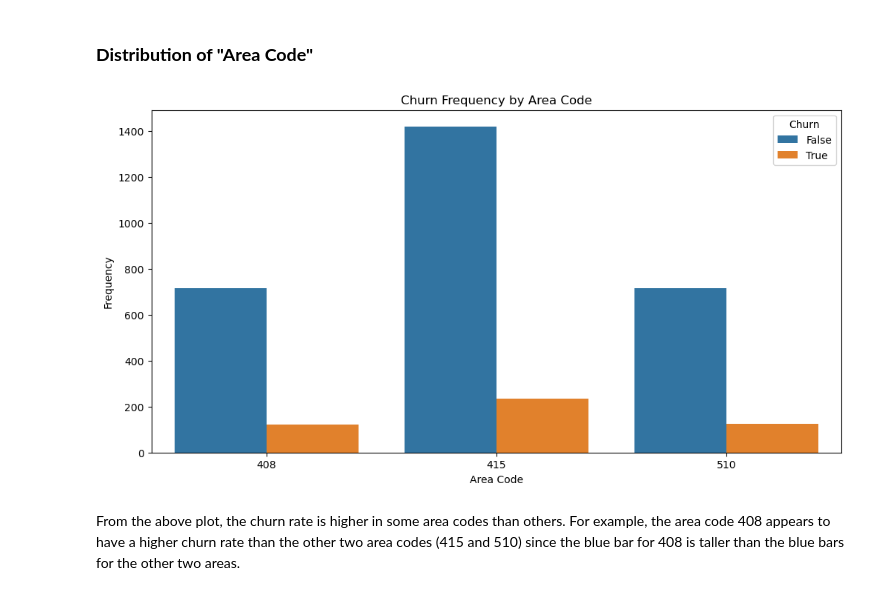
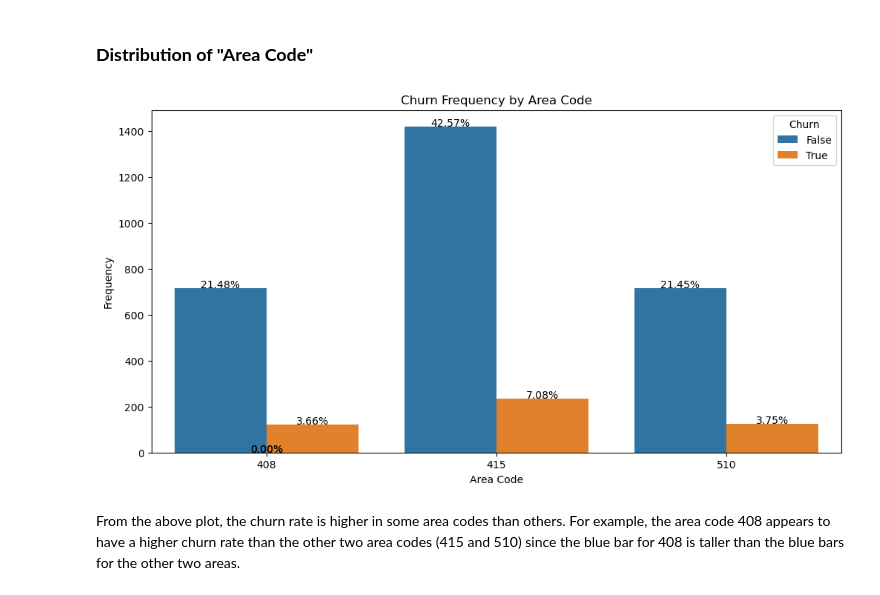
Before and after one commit to idatonui/Phase-3-project-SyriaTel-Customer-Churn, a Jupyter notebook: index.ipynb, the cells around one changed output. Saved outputs shown, nothing was run; the diff lists cells and outputs as text; code cells hidden in the pictures.

```diff
--- a/index.ipynb
+++ b/index.ipynb
@@ -329,13 +322,24 @@ True      483
 Name: count, dtype: int64
 # %%
 # Plot the distribution of 'Churn' using a bar plot
-df['Churn'].value_counts().plot(kind='bar')
+churn_counts = df['Churn'].value_counts()
+ax = churn_counts.plot(kind='bar')
 
 # Add labels and title to the plot
 plt.xlabel('Churn')
 plt.ylabel('Count')
 plt.title('Churn Distribution')
 
+# Iterate over the rectangles in the plot
+totals = churn_counts.sum()
+for p in ax.patches:
+    # Calculate the percentage of observations in each group
+    percentage = '{:.1f}%'.format(100 * p.get_height() / totals)
+    # Positioning the percentage text on the plot
+    ax.annotate(percentage, (p.get_x() + p.get_width() / 2., p.get_height()),
+                ha='center', va='center', fontsize=10, color='black', xytext=(0, 5),
+                textcoords='offset points')
+
 # Display the plot
 plt.show()
 # %% [output]
@@ -386,22 +390,29 @@ plt.show()
 # %% [markdown]
 ### **Distribution of "Area Code"**
 # %%
-
 # Set the figure size
 plt.figure(figsize=(12, 6))
 
 # Create a count plot of 'Churn' by 'Area_Code' using Seaborn
-sns.countplot(data=df, x='Area_Code', hue='Churn')
+ax = sns.countplot(data=df, x='Area_Code', hue='Churn')
 
 # Set title and labels
 plt.title('Churn Frequency by Area Code')
 plt.xlabel('Area Code')
 plt.ylabel('Frequency')
 
+# Calculate percentages and add them to the plot
+total = float(len(df))
+for p in ax.patches:
+    height = p.get_height()
+    ax.text(p.get_x() + p.get_width() / 2., height + 0.5,
+            '{:.2f}%'.format((height / total) * 100),
+            ha="center")
+
 # Show the plot
 plt.show()
 # %% [output]
-[figure, old version]
+[figure, new version]
 # %% [markdown]
 From the above plot, the churn rate is higher in some area codes than others. For example, the area code 408 appears to have a higher churn rate than the other two area codes (415 and 510) since the blue bar for 408 is taller than the blue bars for the other two areas.
 # %% [markdown]
```
Also changed, not shown: parts of 13 cells of this notebook, 6 other files.
